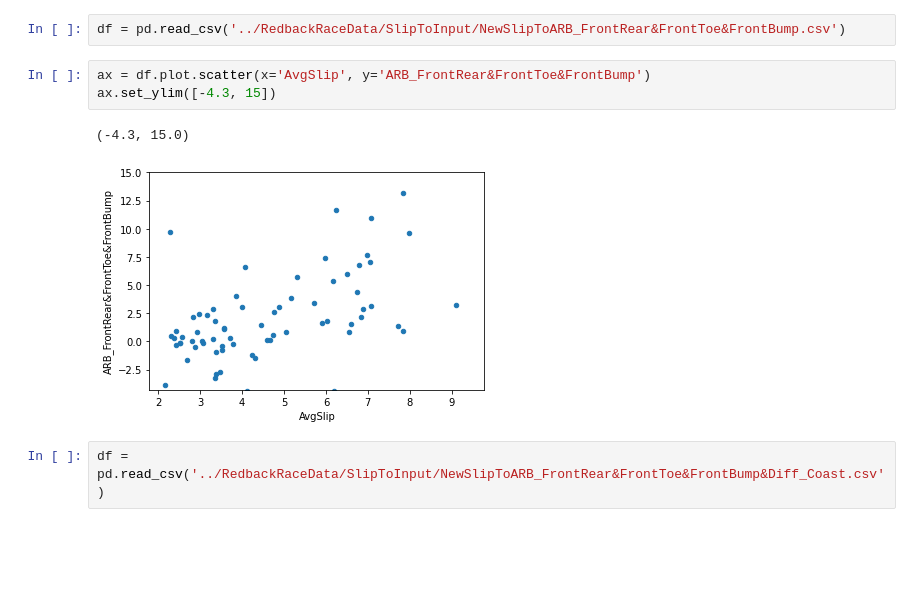
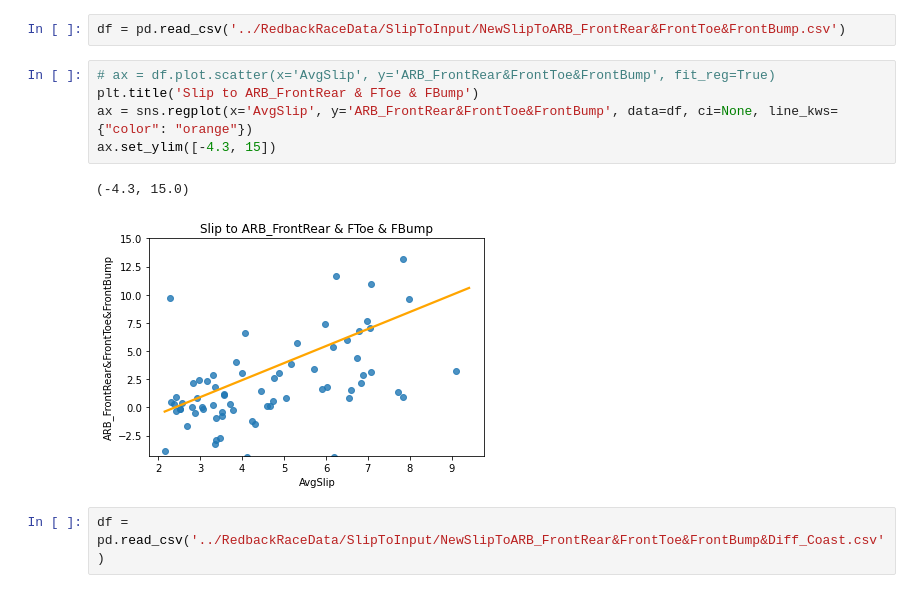
Before and after one commit to YidaChen30/RedbackRaceData, a Jupyter notebook: JupyterNoteboooks/SlipARBGraph.ipynb, the cells around one changed output. Drawn from its saved outputs; the diff is of its cells as text; blank space fills up the shorter version.

Commit message:
Added more csv's and updated Input to slip jupyter notebook

```diff
--- a/JupyterNoteboooks/SlipARBGraph.ipynb
+++ b/JupyterNoteboooks/SlipARBGraph.ipynb
@@ -78,11 +79,13 @@ ax.set_ylim([-0.001, 0.0025])
 # %%
 df = pd.read_csv('../RedbackRaceData/SlipToInput/NewSlipToARB_FrontRear&FrontToe&FrontBump.csv')
 # %%
-ax = df.plot.scatter(x='AvgSlip', y='ARB_FrontRear&FrontToe&FrontBump')
+# ax = df.plot.scatter(x='AvgSlip', y='ARB_FrontRear&FrontToe&FrontBump', fit_reg=True)
+plt.title('Slip to ARB_FrontRear & FToe & FBump')
+ax = sns.regplot(x='AvgSlip', y='ARB_FrontRear&FrontToe&FrontBump', data=df, ci=None, line_kws={"color": "orange"})
 ax.set_ylim([-4.3, 15])
 # %% [output]
 (-4.3, 15.0)
-[figure, old version]
+[figure, new version]
 # %%
 df = pd.read_csv('../RedbackRaceData/SlipToInput/NewSlipToARB_FrontRear&FrontToe&FrontBump&Diff_Coast.csv')
 # %%
```
Also changed, not shown: parts of 2 cells of this notebook, 6 other files.
